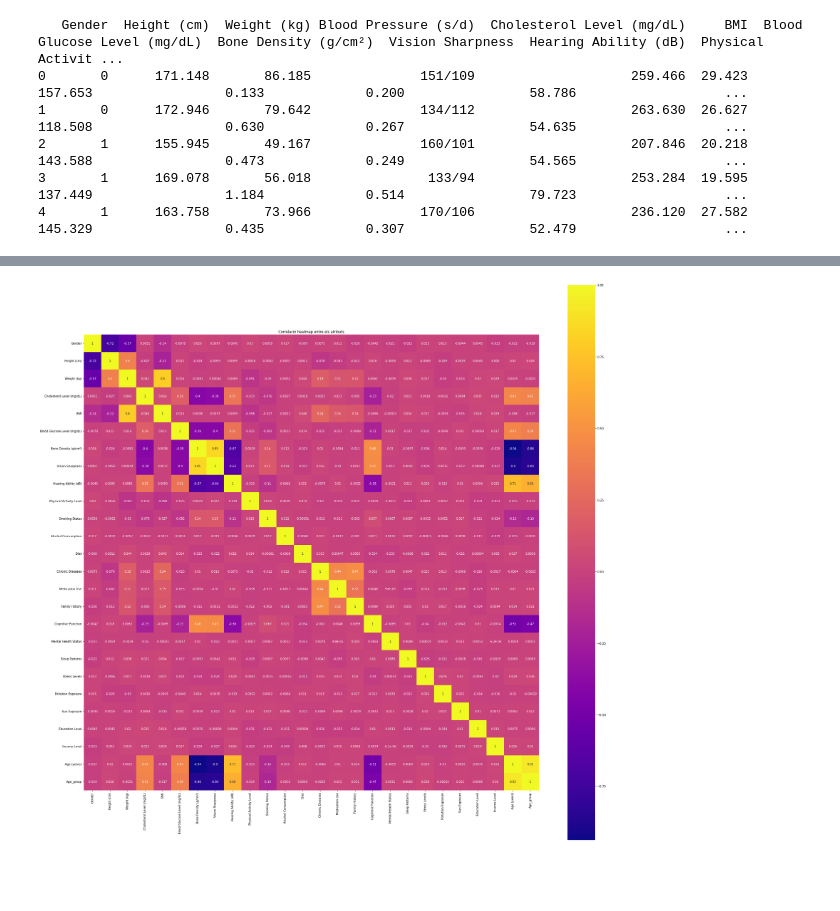
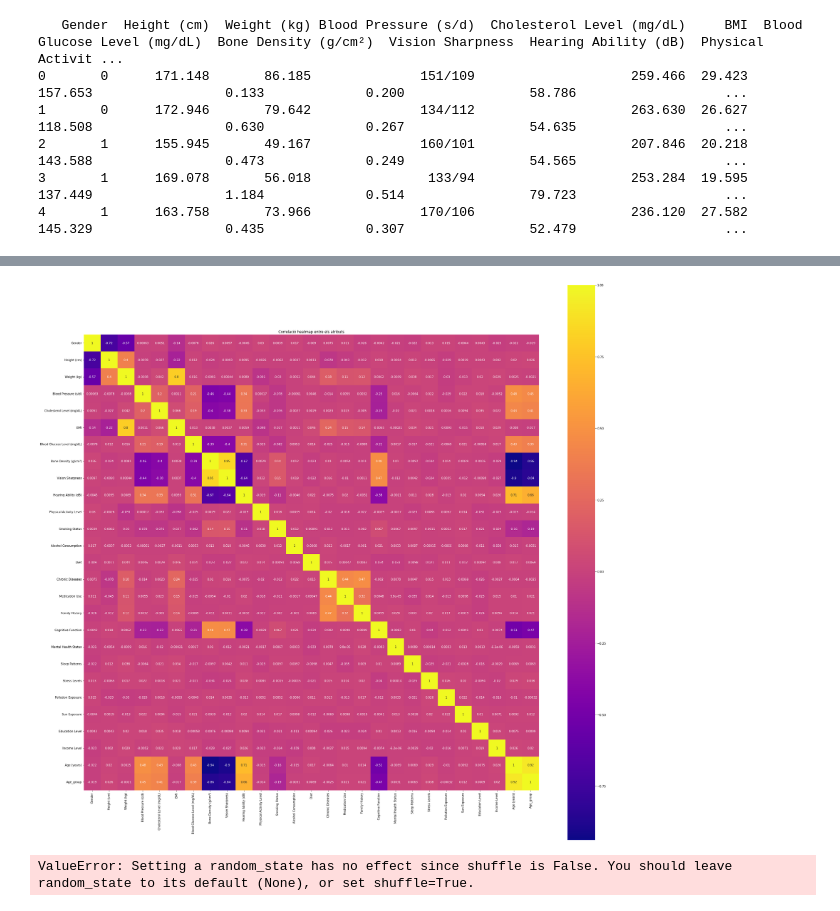
Before and after one commit to PauRF03/practica-MIDA, a Jupyter notebook: Preprocessing.ipynb, the cells around one changed output, grey strips where cells are left out. Drawn from its saved outputs; the diff is of its cells as text; code cells hidden in the pictures; blank space fills up the shorter version.

```diff
--- a/Preprocessing.ipynb
+++ b/Preprocessing.ipynb
@@ -252,3 +255,19 @@ print(data[:5])
 2       1      155.945       49.167              160/101                    207.846  20.218                      143.588                 0.473             0.249                54.565                   ...
 3       1      169.078       56.018               133/94                    253.284  19.595                      137.449                 1.184             0.514                79.723                   ...
 4       1      163.758       73.966              170/106                    236.120  27.582                      145.329                 0.435             0.307                52.479                   ...
+# %%
+for i,element in zip(range(len(data['Blood Pressure (s/d)'])),data['Blood Pressure (s/d)']):
+    valors = element.split('/')
+    estat = 0
+    systolic = int(valors[0])
+    diastolic = int(valors[1])
+    if systolic < 120 and diastolic < 80:
+        estat = 0 #healthy
+    elif systolic >= 120 and systolic <= 129 and diastolic < 80:
+        estat = 1 #elevated
+    elif systolic >= 130 and systolic <= 139 or diastolic >= 80 and diastolic <= 89:
+        estat = 2 # hypertension 1
+    else:
+        estat = 3 #hypertension 2
+    data.loc[i, 'Blood Pressure (s/d)'] = int(estat)
+print(data[:5])
@@ -255,10 +281,27 @@ print(data[:5])
 # %%
 #Passar columnes no numèriques a numèriques
-corr = data.corr(numeric_only=True)
+corr = data.corr()
 fig, ax = plt.subplots(figsize=(35, 35))
 sns.heatmap(corr, cmap='plasma', annot=True, square=True)
 
 plt.title("Correlació heatmap entre els atributs")
 plt.show()
 # %% [output]
-[figure, old version]
+[figure, new version]
+# %%
+import matplotlib.pyplot as  plt
+import pandas as pd
+import numpy as np
+
+from sklearn.naive_bayes import GaussianNB       ### Because continuous data
+from sklearn.model_selection import StratifiedKFold
+from sklearn.model_selection import cross_val_score, train_test_split
+import sklearn.neighbors as nb
+
+cv = StratifiedKFold(n_splits=10, random_state=1)
+
+gnb = GaussianNB()
+cv_scores = cross_val_score(gnb,X=X,y=y,cv=cv)
+np.mean(cv_scores)
+# %% [output]
+ValueError: Setting a random_state has no effect since shuffle is False. You should leave random_state to its default (None), or set shuffle=True.
```
Also changed, not shown: parts of 6 cells of this notebook.
